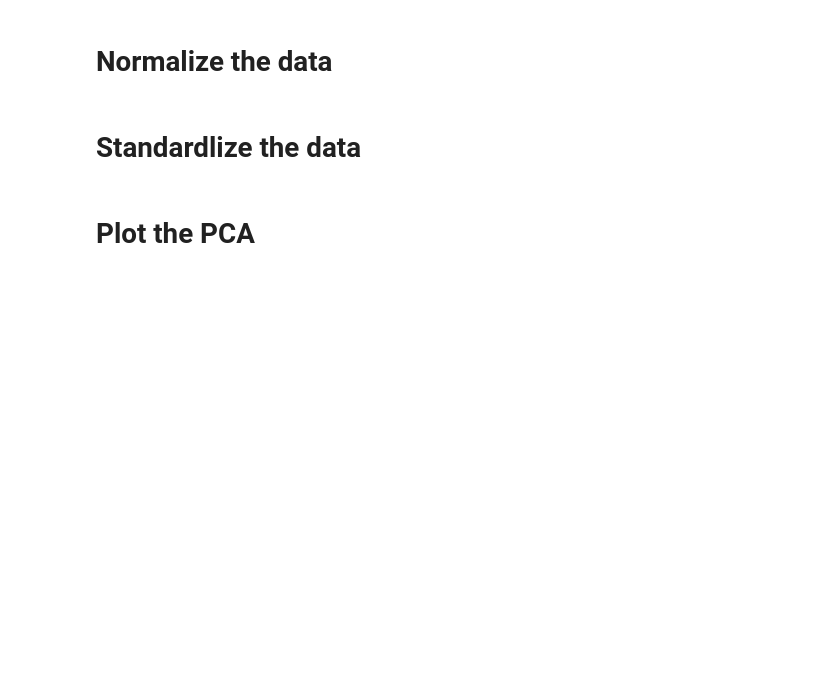
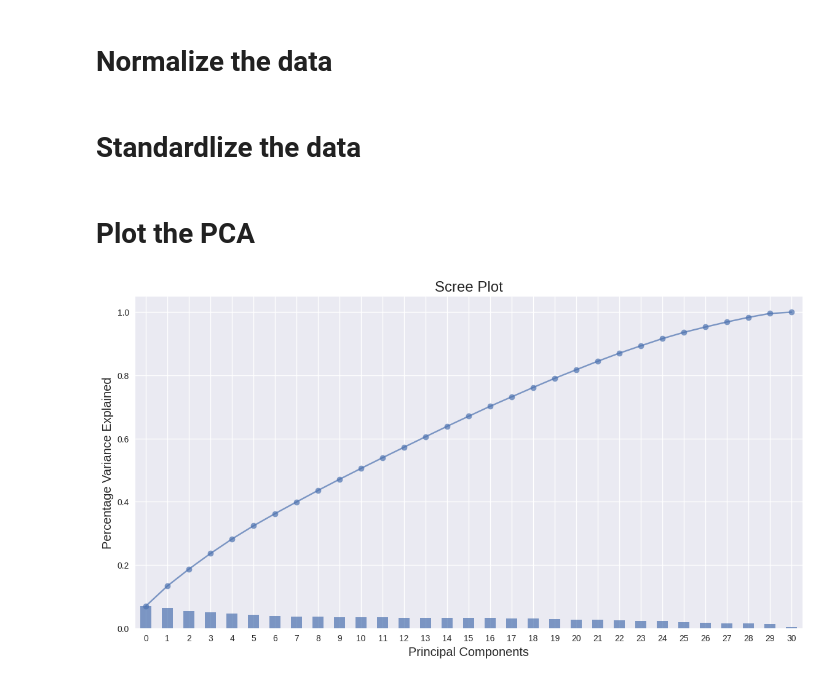
Before and after one commit to Tuwaiq-Data-Science-Bootcamp-V5/Preprocessing_Lab1, a Jupyter notebook: Preprocessing.ipynb, the cells around one changed output. Cells and saved outputs as stored; diff of their text form; code cells hidden in the pictures; blank space fills up the shorter version.

```diff
--- a/Preprocessing.ipynb
+++ b/Preprocessing.ipynb
@@ -17,4 +106,30 @@
 # %% [markdown]
 # Standardlize the data
+# %%
+scaler = StandardScaler()
+X_resampled_standardized = scaler.fit_transform(X_resampled)
 # %% [markdown]
 # Plot the PCA
+# %%
+pca = PCA()
+X_pca = pca.fit_transform(X_resampled_standardized)
+# %%
+
+plt.style.use("seaborn")
+plt.figure(figsize=(14,7))
+exp_var = pd.Series(pca.explained_variance_ratio_)
+exp_var.plot(kind="bar", alpha=0.7)
+
+total = 0
+var_ls = []
+for x in exp_var:
+    total = total + x
+    var_ls.append(total)
+
+pd.Series(var_ls).plot(marker="o", alpha=0.7)
+plt.xlabel("Principal Components", fontsize="x-large")
+plt.ylabel("Percentage Variance Explained", fontsize="x-large")
+plt.title("Scree Plot", fontsize="xx-large")
+plt.show()
+# %% [output]
+[figure, added]
```
Also changed, not shown: parts of 13 cells of this notebook.
